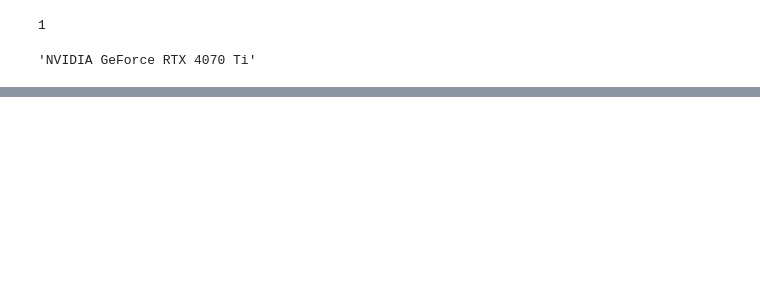
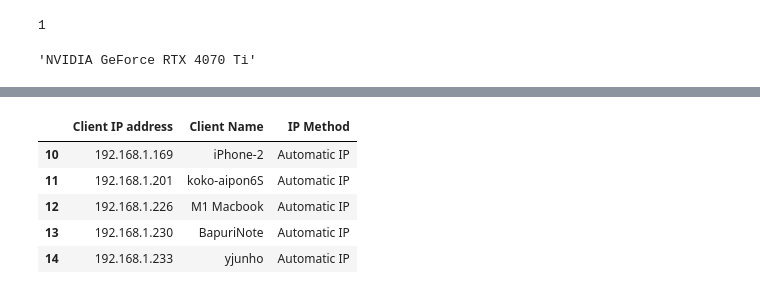
Before and after one commit to ykoon-git/nlp, a Jupyter notebook: test.ipynb, the cells around one changed output, grey strips where cells are left out. Cells and saved outputs as stored; diff of their text form; code cells hidden in the pictures; blank space fills up the shorter version.

```diff
--- a/test.ipynb
+++ b/test.ipynb
@@ -27,3 +27,21 @@ df.head()
+# %%
+# return data from filtered row
+columns = ['Client IP address', 'Client Name', 'IP Method']
+df[columns]
+
+interface = '5 GHz'
+
+filtered_df = df.loc[df['Interface'] == interface, columns]
+filtered_df = df.query("Interface == '5 GHz'")[columns]
+
+filtered_df.head()
+# %% [output]
+|  | Client IP address | Client Name | IP Method |
+| 10 | 192.168.1.169 | iPhone-2 | Automatic IP |
+| 11 | 192.168.1.201 | koko-aipon6S | Automatic IP |
+| 12 | 192.168.1.226 | M1 Macbook | Automatic IP |
+| 13 | 192.168.1.230 | BapuriNote | Automatic IP |
+| 14 | 192.168.1.233 | yjunho | Automatic IP |
 # %%
 def getfilteredPandasDatafrome(df, columname, filtervalue):
     return df[df[columname] == filtervalue]
```
Also changed, not shown: parts of 7 cells of this notebook, 1 other file.
